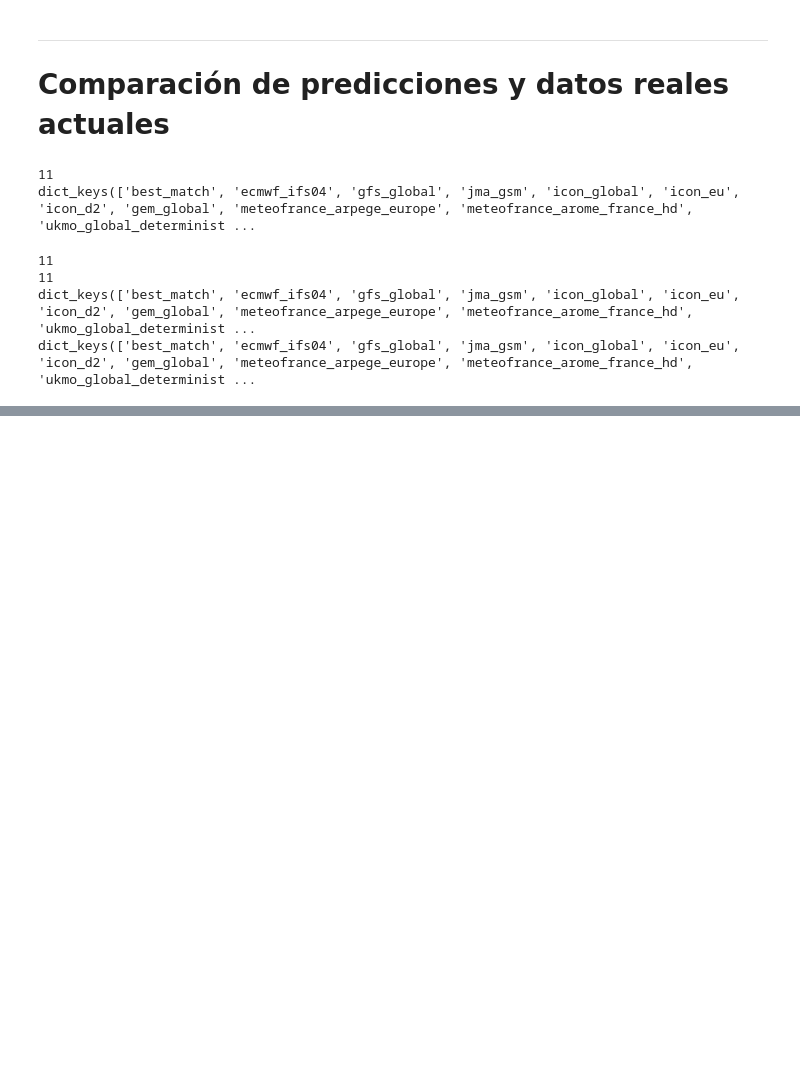
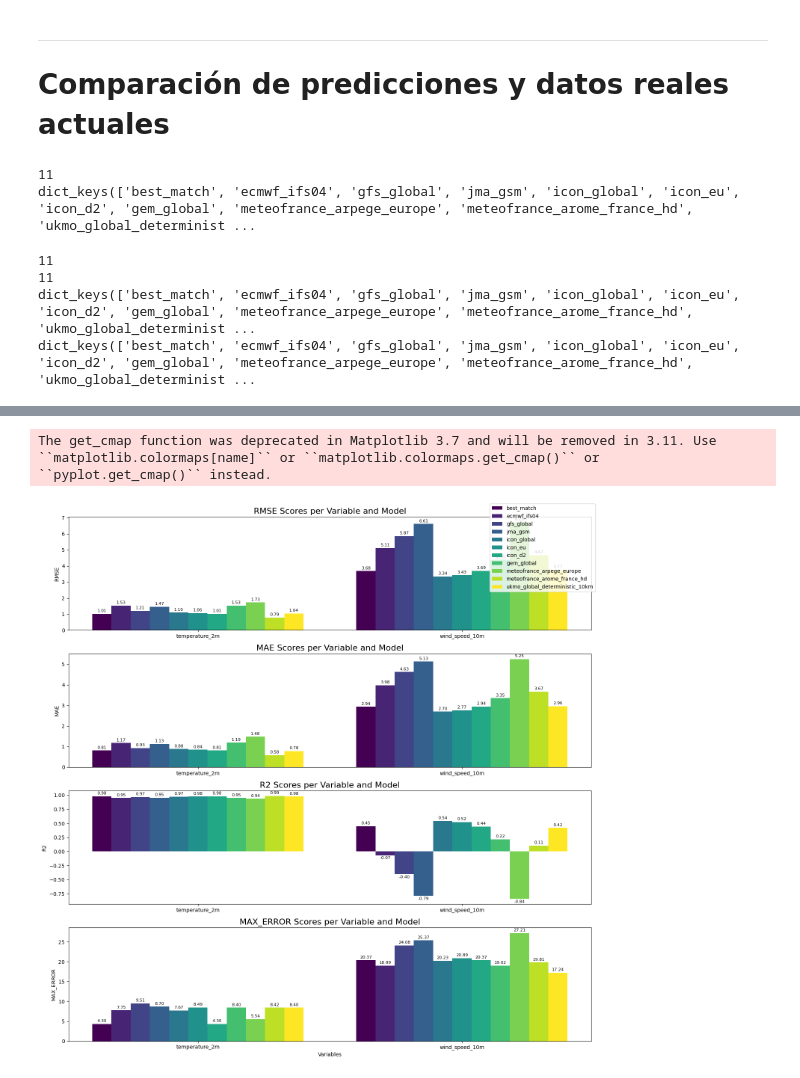
Before and after one commit to Lucia1009/TFG-Plataforma-para-la-prediccion-de-potencia-electrica-generada-en-parques-eolicos, a Jupyter notebook: modelos/Comparacion_modelos_series_temporales.ipynb, the cells around one changed output, grey strips where cells are left out. Cells and saved outputs as stored; diff of their text form; code cells hidden in the pictures; blank space fills up the shorter version.

Commit message:
Añadida y mejorada la comparación entre los datos históricos de la estación y la página. Graficadas diferencias para el año 2024 y observados los datos faltantes de la estación

```diff
--- a/modelos/Comparacion_modelos_series_temporales.ipynb
+++ b/modelos/Comparacion_modelos_series_temporales.ipynb
@@ -903,0 +1022,11 @@ if __name__ == '__main__':
+# %%
+# Tomo los datos de 2023 y 2024
+reales_2023_2024 = reales[(reales['date'].dt.year >= 2023)&(reales['date'].dt.year <= 2024)]
+temperatura_2023_2024 = temperatura[(temperatura['date'].dt.year >= 2023)&(temperatura['date'].dt.year <= 2024)]
+
+
+display(reales_2023_2024.head())
+display(reales_2023_2024.tail())
+
+display(temperatura_2023_2024.head())
+display(temperatura_2023_2024.tail())
@@ -903,0 +1058,6 @@ if __name__ == '__main__':
+# %%
+# Merge las temperaturas y los reales
+reales_2023_2024 = pd.merge(reales_2023_2024, temperatura_2023_2024[['date', 'temperature_2m']], on='date', how='inner')
+
+display(reales_2023_2024.head())
+print(reales_2023_2024['id_estacion'].unique())
@@ -903,0 +1072,9 @@ if __name__ == '__main__':
+# %%
+# Separo la dirección de viento en seno y coseno
+reales_2023_2024[atribs[2]] = np.sin(reales_2023_2024['wind_direction_10m']*np.pi/180)
+reales_2023_2024[atribs[3]] = np.cos(reales_2023_2024['wind_direction_10m']*np.pi/180)
+
+display(reales_2023_2024.head())
+
+reales_2023_2024.drop(columns=['id_estacion', 'nivel_calidad', 'version_estructura', 'eor'], inplace=True)
+display(reales_2023_2024.head())
@@ -903,0 +1096,8 @@ if __name__ == '__main__':
+# %%
+for df in models.values():
+  df['date'] = pd.to_datetime(df['date'], format='%Y-%m-%dT%H:%M', errors='coerce').dt.tz_localize(None)
+
+
+hist_df['date'] = pd.to_datetime(df['date'], format='%Y-%m-%dT%H:%M', errors='coerce').dt.tz_localize(None)
+
+scores_est, error_angulos_est=obtener_metricas(reales_2023_2024, models)
@@ -903,0 +1122,6 @@ if __name__ == '__main__':
+# %%
+# Grafico las métricas
+graficar_metricas(scores_est)
+# %% [output]
+The get_cmap function was deprecated in Matplotlib 3.7 and will be removed in 3.11. Use ``matplotlib.colormaps[name]`` or ``matplotlib.colormaps.get_cmap()`` or ``pyplot.get_cmap()`` instead.
+[figure, added]
```
Also changed, not shown: parts of 21 cells of this notebook.
